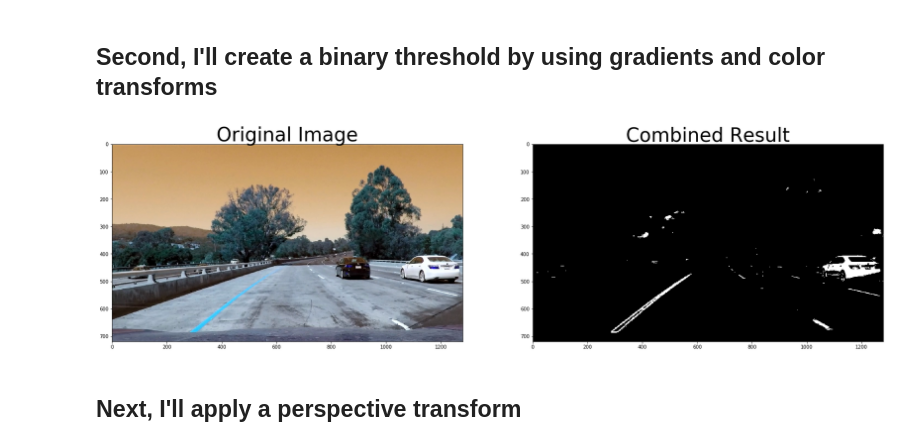
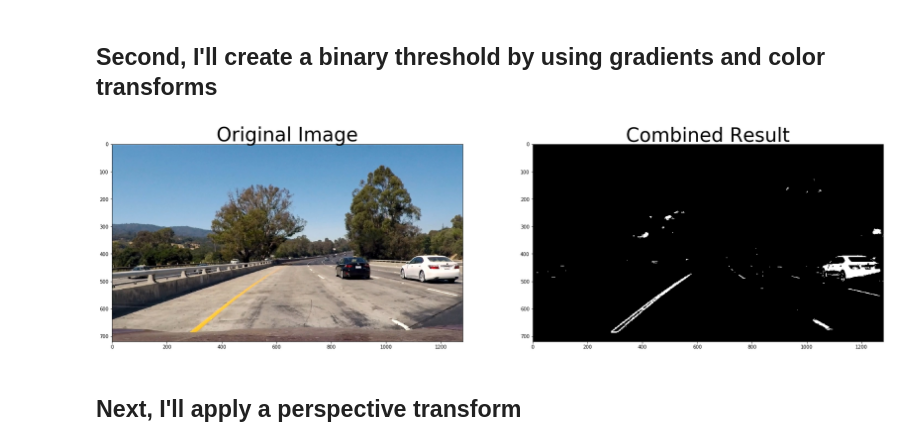
Before and after one commit to albertzheng07/Advanced_Lane_Finding, a Jupyter notebook: examples/project.ipynb, the cells around one changed output. Saved outputs shown, nothing was run; the diff lists cells and outputs as text; code cells hidden in the pictures.

```diff
--- a/examples/project.ipynb
+++ b/examples/project.ipynb
@@ -104,6 +104,6 @@ import glob
 # %%
 def binary_threshold(img, s_thresh=(180, 255), sx_thresh=(50, 100), l_thresh=(225, 255), b_thresh=(155, 200)):
-    gray = cv2.cvtColor(img, cv2.COLOR_RGB2GRAY)
+    gray = cv2.cvtColor(img, cv2.COLOR_BGR2GRAY)
 
     # Convert to HLS color space and separate the S channel
     hls = cv2.cvtColor(img, cv2.COLOR_BGR2HLS)
@@ -153,32 +153,34 @@ def binary_threshold(img, s_thresh=(180, 255), sx_thresh=(50, 100), l_thresh=(22
 #     color_binary = np.dstack((zero_channel, sxbinary, s_binary)) * 255
     #print(c_binary)
     #print(np.where(c_binary))
     #print(np.where(l_binary))
 
     combined_binary = np.zeros_like(b_binary)
     # Take union of x gradient, saturation channel and intersection of yellow/white colored lines as threshold mask
     #combined_binary[(((l_binary == 1) | (b_binary == 1)) | (s_binary == 1)) & (sgbinary == 1)] = 1
     combined_binary[(b_binary == 1) | (l_binary == 1)] = 1
 
 
     #combined_binary[c_binary == 1  & (sxbinary == 1 | s_binary)] = 1
     #print(combined_binary)
     return combined_binary
 
 #image = mpimg.imread('../test_images/test1.jpg')
 image = cv2.imread('../test_images/test1.jpg')
 com_binary = binary_threshold(image)
 #com_binary = binary_threshold(top_down)
 
 
 f, (ax1, ax3) = plt.subplots(1, 2, figsize=(24, 9))
-ax1.imshow(image)
+
+
+ax1.imshow(cv2.cvtColor(image, cv2.COLOR_BGR2RGB))
 ax1.set_title('Original Image', fontsize=40)
 
 ax3.imshow(com_binary, cmap='gray')
 ax3.set_title('Combined Result', fontsize=40)
 plt.subplots_adjust(left=0.03, right=0.96, top=0.9, bottom=0.)
 
 plt.savefig('Threshold_Result.jpg')
 # %% [output]
-[figure, old version]
+[figure, new version]
```
Also changed, not shown: parts of 11 cells of this notebook, 2 other files.
